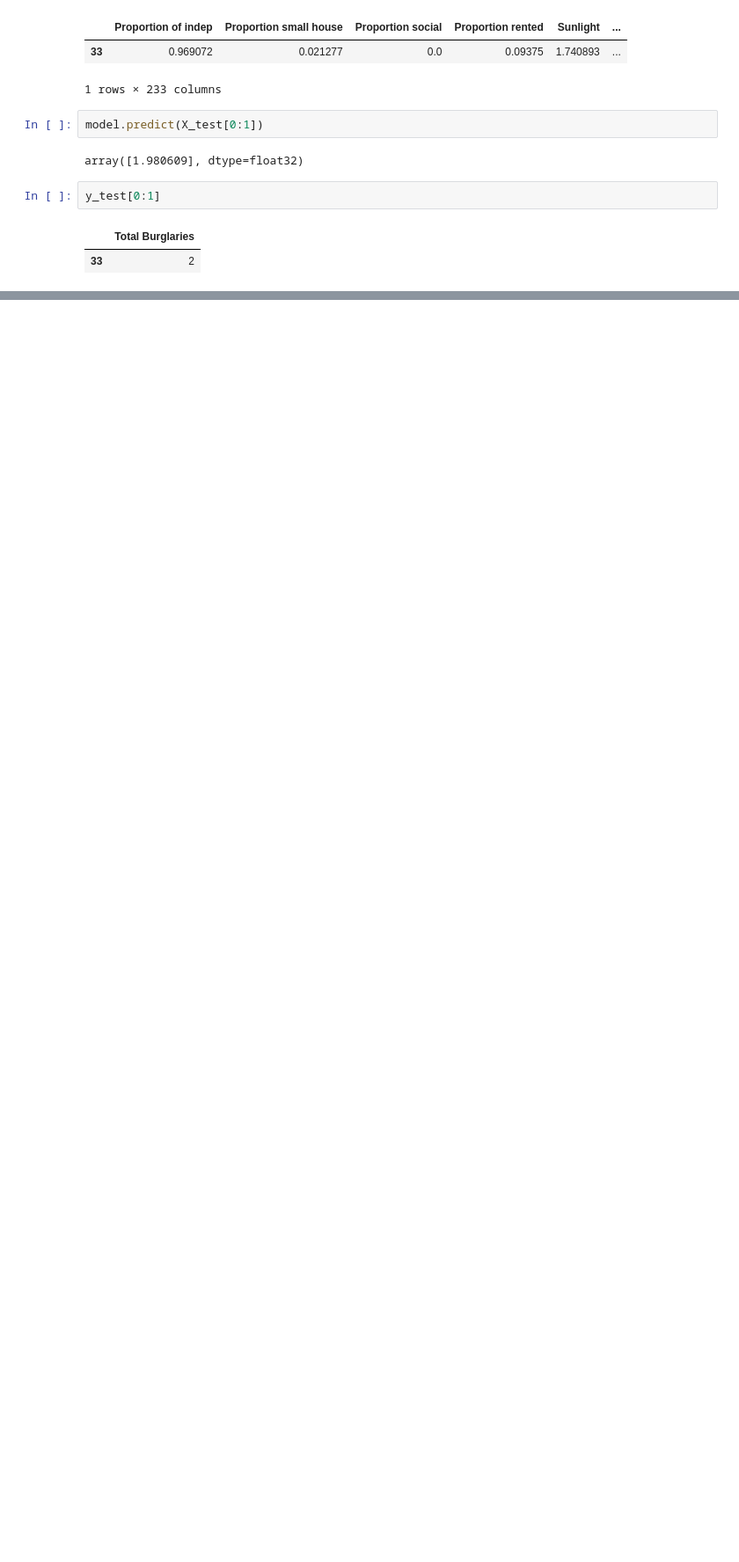
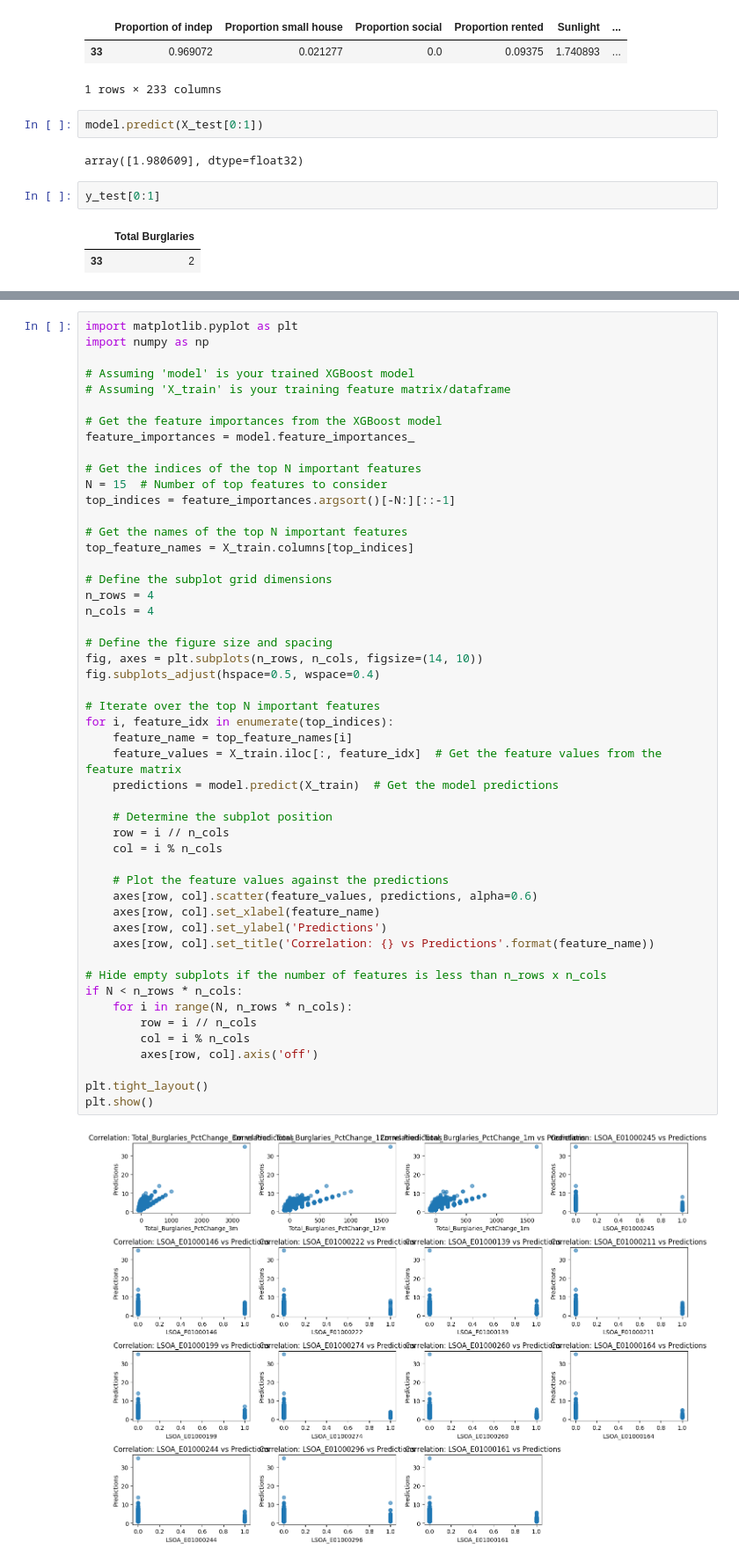
Before and after one commit to DC2-G19/policeResourceAllocation, a Jupyter notebook: XGBoost_Model.ipynb, the cells around one changed output, grey strips where cells are left out. Shown at 88% size. Cells and saved outputs as stored; diff of their text form; blank space fills up the shorter version.

```diff
--- a/XGBoost_Model.ipynb
+++ b/XGBoost_Model.ipynb
@@ -361,0 +378,52 @@ plt.show()
+# %%
+import matplotlib.pyplot as plt
+import numpy as np
+
+# Assuming 'model' is your trained XGBoost model
+# Assuming 'X_train' is your training feature matrix/dataframe
+
+# Get the feature importances from the XGBoost model
+feature_importances = model.feature_importances_
+
+# Get the indices of the top N important features
+N = 15  # Number of top features to consider
+top_indices = feature_importances.argsort()[-N:][::-1]
+
+# Get the names of the top N important features
+top_feature_names = X_train.columns[top_indices]
+
+# Define the subplot grid dimensions
+n_rows = 4
+n_cols = 4
+
+# Define the figure size and spacing
+fig, axes = plt.subplots(n_rows, n_cols, figsize=(14, 10))
+fig.subplots_adjust(hspace=0.5, wspace=0.4)
+
+# Iterate over the top N important features
+for i, feature_idx in enumerate(top_indices):
+    feature_name = top_feature_names[i]
+    feature_values = X_train.iloc[:, feature_idx]  # Get the feature values from the feature matrix
+    predictions = model.predict(X_train)  # Get the model predictions
+
+    # Determine the subplot position
+    row = i // n_cols
+    col = i % n_cols
+
+    # Plot the feature values against the predictions
+    axes[row, col].scatter(feature_values, predictions, alpha=0.6)
+    axes[row, col].set_xlabel(feature_name)
+    axes[row, col].set_ylabel('Predictions')
+    axes[row, col].set_title('Correlation: {} vs Predictions'.format(feature_name))
+
+# Hide empty subplots if the number of features is less than n_rows x n_cols
+if N < n_rows * n_cols:
+    for i in range(N, n_rows * n_cols):
+        row = i // n_cols
+        col = i % n_cols
+        axes[row, col].axis('off')
+
+plt.tight_layout()
+plt.show()
+# %% [output]
+[figure, added]
```
Also changed, not shown: parts of 3 cells of this notebook.
